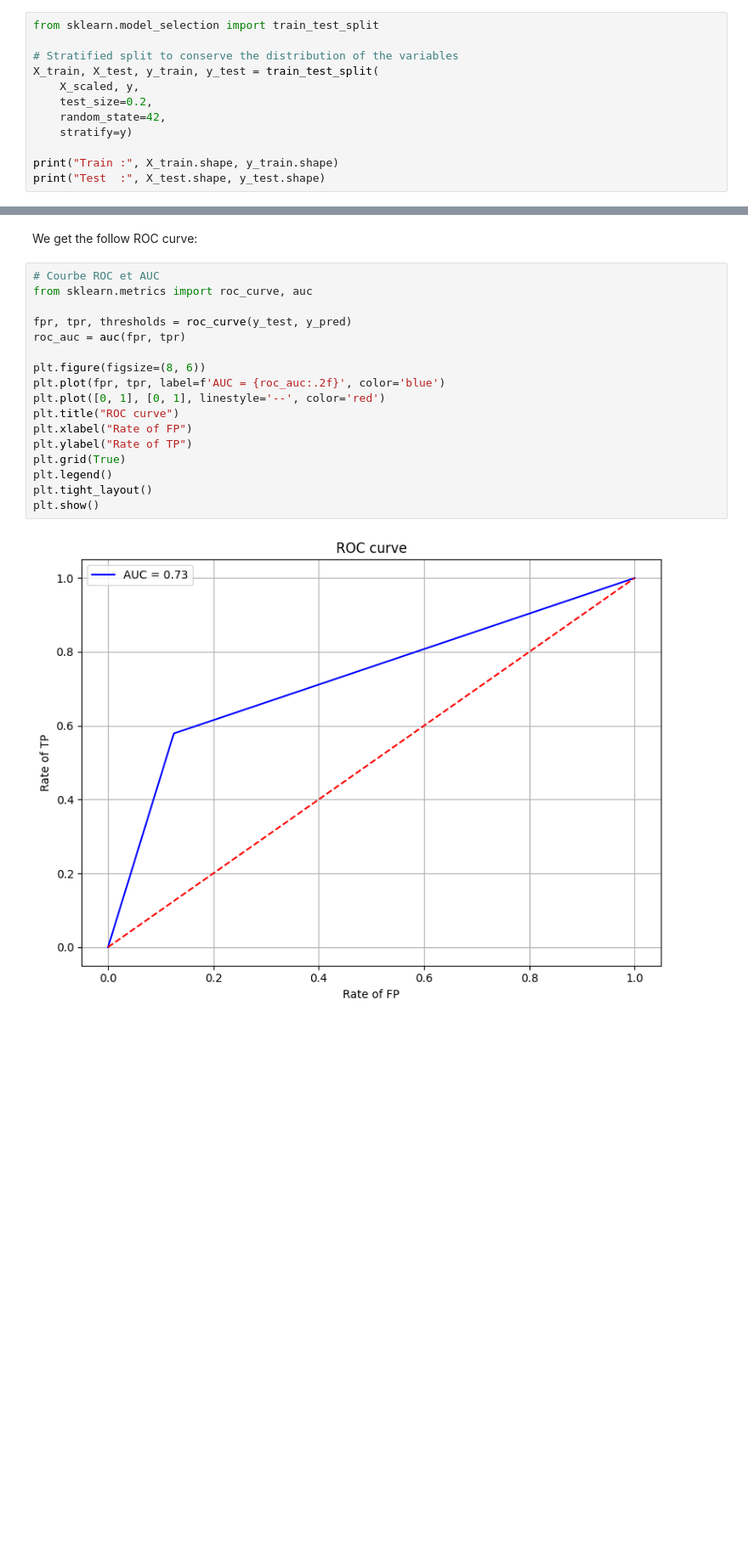
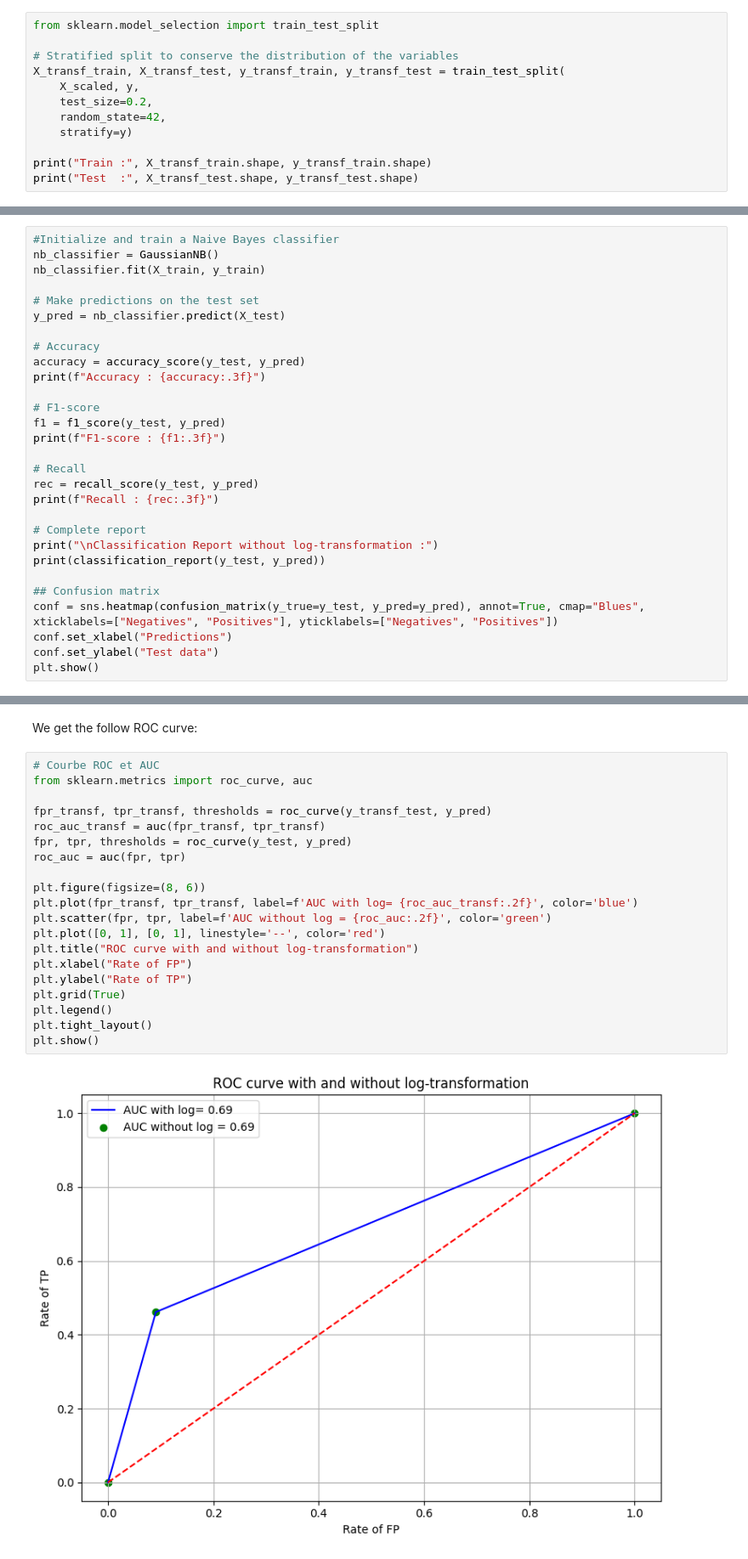
Before and after one commit to ErwanR123/breast-cancer-detection, a Jupyter notebook: naive_bayes.ipynb, the cells around one changed output, grey strips where cells are left out. Shown at 85% size. Cells and saved outputs as stored; diff of their text form; blank space fills up the shorter version.

```diff
--- a/naive_bayes.ipynb
+++ b/naive_bayes.ipynb
@@ -241,12 +260,12 @@ The data of the features is continuous and non-binary. As such, we use a Gaussia
 from sklearn.model_selection import train_test_split
 
 # Stratified split to conserve the distribution of the variables
-X_train, X_test, y_train, y_test = train_test_split(
+X_transf_train, X_transf_test, y_transf_train, y_transf_test = train_test_split(
     X_scaled, y,
     test_size=0.2,
     random_state=42,
     stratify=y)
 
-print("Train :", X_train.shape, y_train.shape)
-print("Test  :", X_test.shape, y_test.shape)
+print("Train :", X_transf_train.shape, y_transf_train.shape)
+print("Test  :", X_transf_test.shape, y_transf_test.shape)
 # %% [output]
@@ -349,0 +347,29 @@ We want to maximise the recall, even if it might compromise the accuracy: it is
+# %%
+#Initialize and train a Naive Bayes classifier
+nb_classifier = GaussianNB()
+nb_classifier.fit(X_train, y_train)
+
+# Make predictions on the test set
+y_pred = nb_classifier.predict(X_test)
+
+# Accuracy
+accuracy = accuracy_score(y_test, y_pred)
+print(f"Accuracy : {accuracy:.3f}")
+
+# F1-score
+f1 = f1_score(y_test, y_pred)
+print(f"F1-score : {f1:.3f}")
+
+# Recall
+rec = recall_score(y_test, y_pred)
+print(f"Recall : {rec:.3f}")
+
+# Complete report
+print("\nClassification Report without log-transformation :")
+print(classification_report(y_test, y_pred))
+
+## Confusion matrix
+conf = sns.heatmap(confusion_matrix(y_true=y_test, y_pred=y_pred), annot=True, cmap="Blues", xticklabels=["Negatives", "Positives"], yticklabels=["Negatives", "Positives"])
+conf.set_xlabel("Predictions")
+conf.set_ylabel("Test data")
+plt.show()
@@ -354,19 +397,22 @@ We get the follow ROC curve:
 # %%
 # Courbe ROC et AUC
 from sklearn.metrics import roc_curve, auc
 
+fpr_transf, tpr_transf, thresholds = roc_curve(y_transf_test, y_pred)
+roc_auc_transf = auc(fpr_transf, tpr_transf)
 fpr, tpr, thresholds = roc_curve(y_test, y_pred)
 roc_auc = auc(fpr, tpr)
 
 plt.figure(figsize=(8, 6))
-plt.plot(fpr, tpr, label=f'AUC = {roc_auc:.2f}', color='blue')
+plt.plot(fpr_transf, tpr_transf, label=f'AUC with log= {roc_auc_transf:.2f}', color='blue')
+plt.scatter(fpr, tpr, label=f'AUC without log = {roc_auc:.2f}', color='green')
 plt.plot([0, 1], [0, 1], linestyle='--', color='red')
-plt.title("ROC curve")
+plt.title("ROC curve with and without log-transformation")
 plt.xlabel("Rate of FP")
 plt.ylabel("Rate of TP")
 plt.grid(True)
 plt.legend()
 plt.tight_layout()
 plt.show()
 # %% [output]
-[figure, old version]
+[figure, new version]
```
Also changed, not shown: parts of 15 cells of this notebook.
